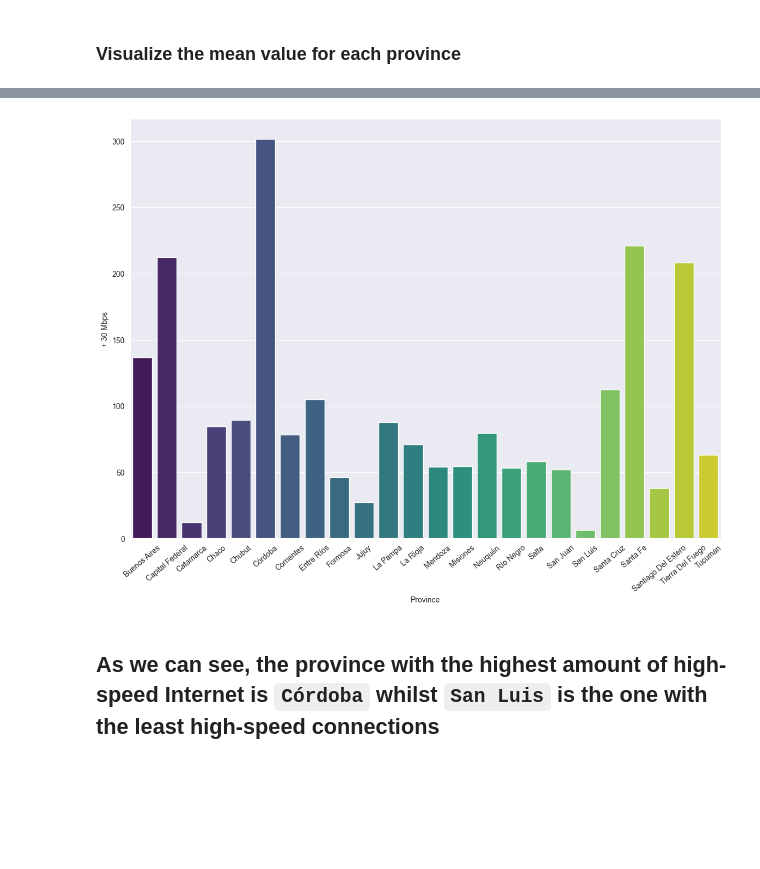
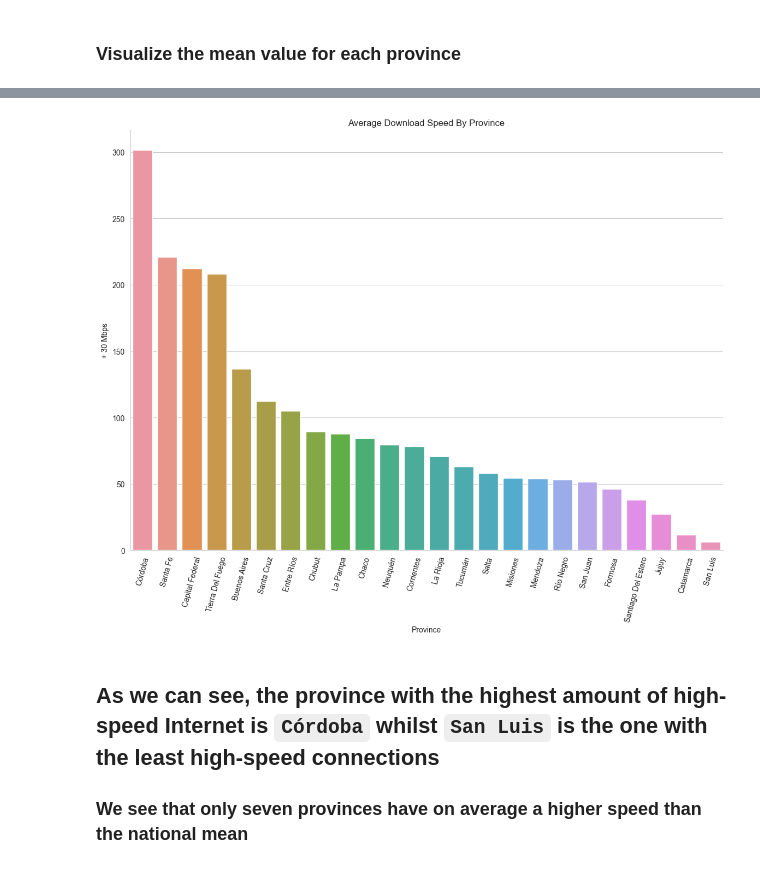
Before and after one commit to PatoMarzi/InternetAccess, a Jupyter notebook: EDAs/Internet_Access_and_Speed.ipynb, the cells around one changed output, grey strips where cells are left out. Drawn from its saved outputs; the diff is of its cells as text; code cells hidden in the pictures; blank space fills up the shorter version.

```diff
--- a/EDAs/Internet_Access_and_Speed.ipynb
+++ b/EDAs/Internet_Access_and_Speed.ipynb
@@ -181,7 +181,7 @@ df
 # %%
 plt.figure(figsize = (20, 18))
 plt.title('Type of Connection by Year and Quarter')
-sns.set_style('darkgrid')
+sns.set_style('whitegrid')
 
 
 # ADSL barplot
@@ -379,2 +443,2 @@ df2['+ 30 Mbps'] = pd.to_numeric(df2['+ 30 Mbps'], errors = 'coerce')
 # %%
-grouped = (df2.groupby('Province')['+ 30 Mbps'].mean())
+orderedConnection = df2.groupby('Province')['+ 30 Mbps'].mean().sort_values(ascending = False).index
@@ -382,0 +445,3 @@ grouped.sort_values(ascending = False, inplace = True)
+# %%
+sorted_df2 = df2.sort_values(by ='+ 30 Mbps', ascending = False)
+sorted_df2.dropna()
@@ -383,11 +462,13 @@ grouped.sort_values(ascending = False, inplace = True)
 # %%
 plt.figure(figsize = (14, 10))
 
-sns.barplot(data = df2, x = 'Province', y = df2['+ 30 Mbps'], errorbar = None, palette='viridis')
-
-plt.xticks(rotation = 40)
+sns.barplot(data = sorted_df2, x = 'Province', y = '+ 30 Mbps',order = orderedConnection, errorbar = None)
+sns.despine()
+plt.title('Average Download Speed By Province')
+plt.xticks(rotation = 75)
 plt.show()
 # %% [output]
-[figure, old version]
+[figure, new version]
 # %% [markdown]
-## As we can see, the province with the highest amount of high-speed Internet is `Córdoba` whilst `San Luis` is the one with the least high-speed connections
+## As we can see, the province with the highest amount of high-speed Internet is `Córdoba` whilst `San Luis` is the one with the least high-speed connections <br>
+### We see that only seven provinces have on average a higher speed than the national mean
```
Also changed, not shown: parts of 18 cells of this notebook, 2 other files.
